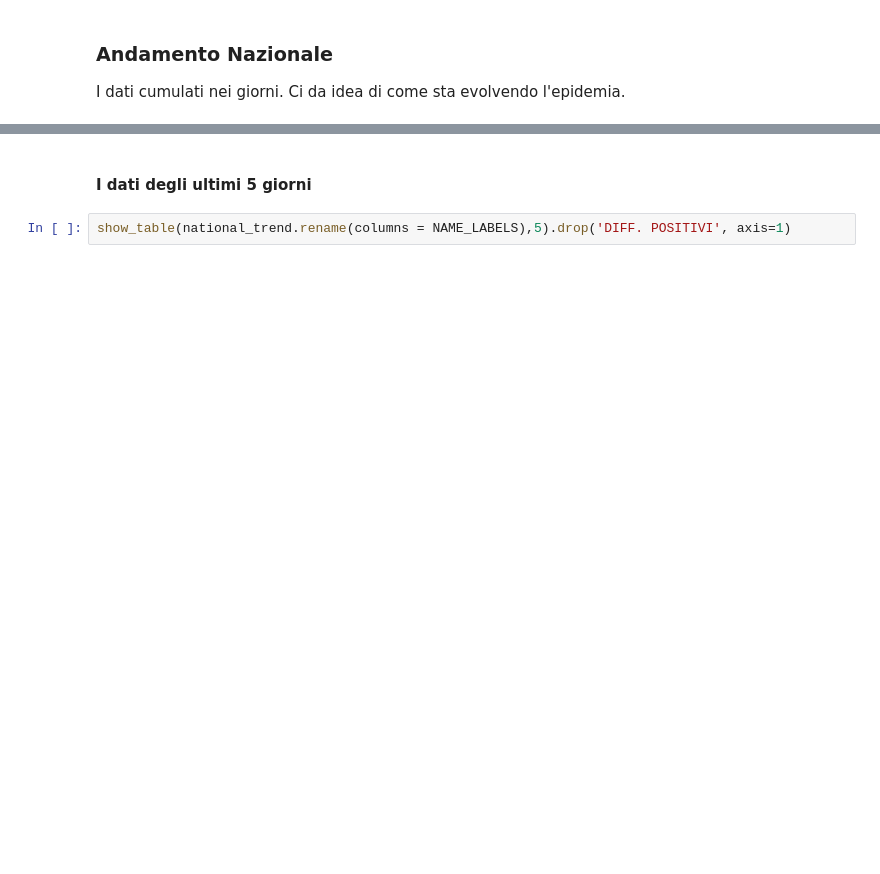
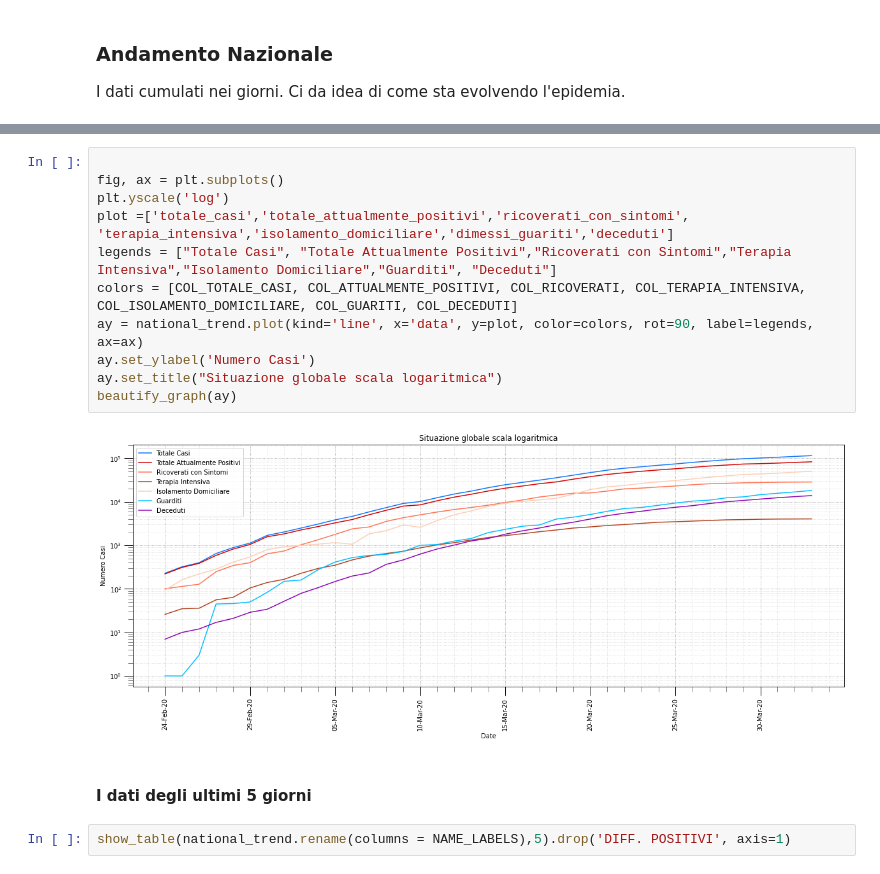
Before and after one commit to pasalino/Covid-19-PyAnalysis, a Jupyter notebook: Covid-19.ipynb, the cells around one changed output, grey strips where cells are left out. Cells and saved outputs as stored; diff of their text form; blank space fills up the shorter version.

```diff
--- a/Covid-19.ipynb
+++ b/Covid-19.ipynb
@@ -294,3 +327,16 @@ beautify_graph(ax)
+# %%
+
+fig, ax = plt.subplots()
+plt.yscale('log')
+plot =['totale_casi','totale_attualmente_positivi','ricoverati_con_sintomi', 'terapia_intensiva','isolamento_domiciliare','dimessi_guariti','deceduti']
+legends = ["Totale Casi", "Totale Attualmente Positivi","Ricoverati con Sintomi","Terapia Intensiva","Isolamento Domiciliare","Guarditi", "Deceduti"]
+colors = [COL_TOTALE_CASI, COL_ATTUALMENTE_POSITIVI, COL_RICOVERATI, COL_TERAPIA_INTENSIVA, COL_ISOLAMENTO_DOMICILIARE, COL_GUARITI, COL_DECEDUTI]
+ay = national_trend.plot(kind='line', x='data', y=plot, color=colors, rot=90, label=legends, ax=ax)
+ay.set_ylabel('Numero Casi')
+ay.set_title("Situazione globale scala logaritmica")
+beautify_graph(ay)
+# %% [output]
+[figure, added]
 # %% [markdown]
 #### I dati degli ultimi 5 giorni
 # %%
```
Also changed, not shown: parts of 25 cells of this notebook, 1 other file.
